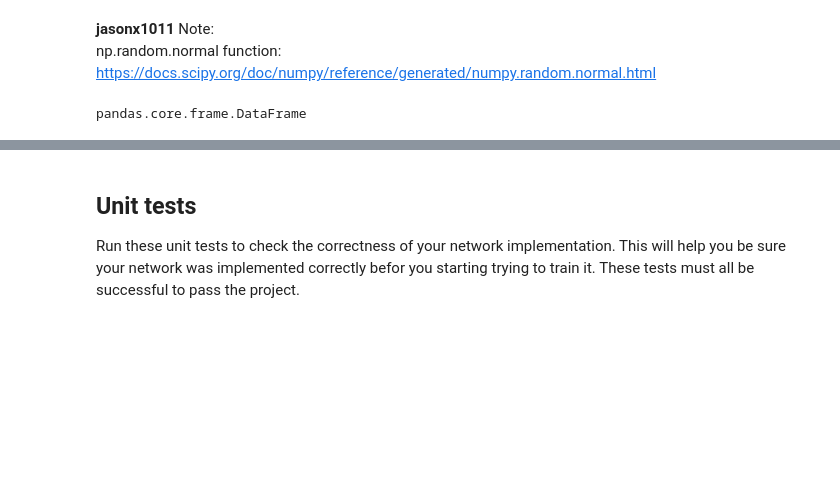
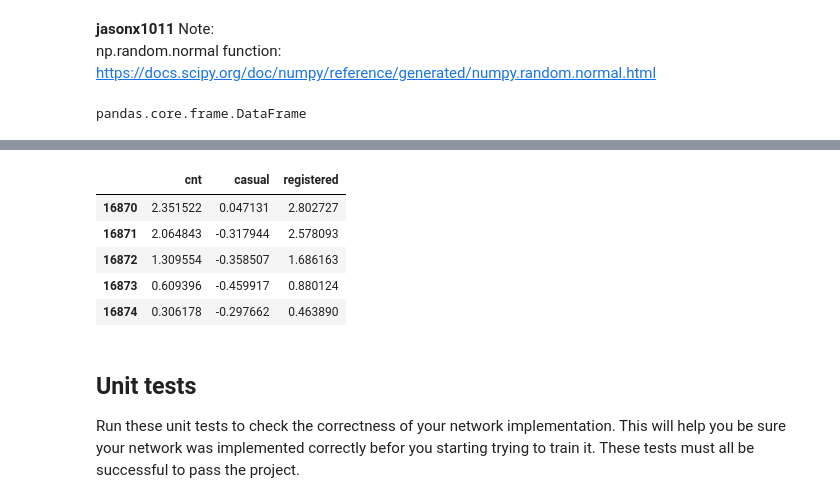
Before and after one commit to jasonx1011/bike-sharing, a Jupyter notebook: Your_first_neural_network.ipynb, the cells around one changed output, grey strips where cells are left out. Drawn from its saved outputs; the diff is of its cells as text; code cells hidden in the pictures; blank space fills up the shorter version.

```diff
--- a/Your_first_neural_network.ipynb
+++ b/Your_first_neural_network.ipynb
@@ -166,3 +155,12 @@ targets
+# %%
+targets.tail()
+# %% [output]
+|  | cnt | casual | registered |
+| 16870 | 2.351522 | 0.047131 | 2.802727 |
+| 16871 | 2.064843 | -0.317944 | 2.578093 |
+| 16872 | 1.309554 | -0.358507 | 1.686163 |
+| 16873 | 0.609396 | -0.459917 | 0.880124 |
+| 16874 | 0.306178 | -0.297662 | 0.463890 |
 # %%
 class NeuralNetwork(object):
     def __init__(self, input_nodes, hidden_nodes, output_nodes, learning_rate):
```
Also changed, not shown: parts of 9 cells of this notebook, 1 other file.
